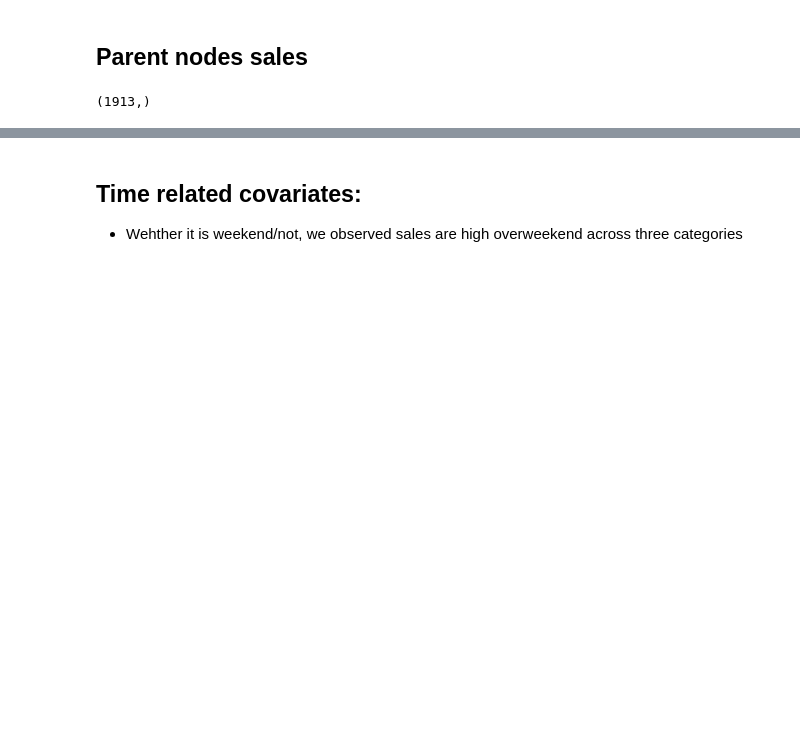
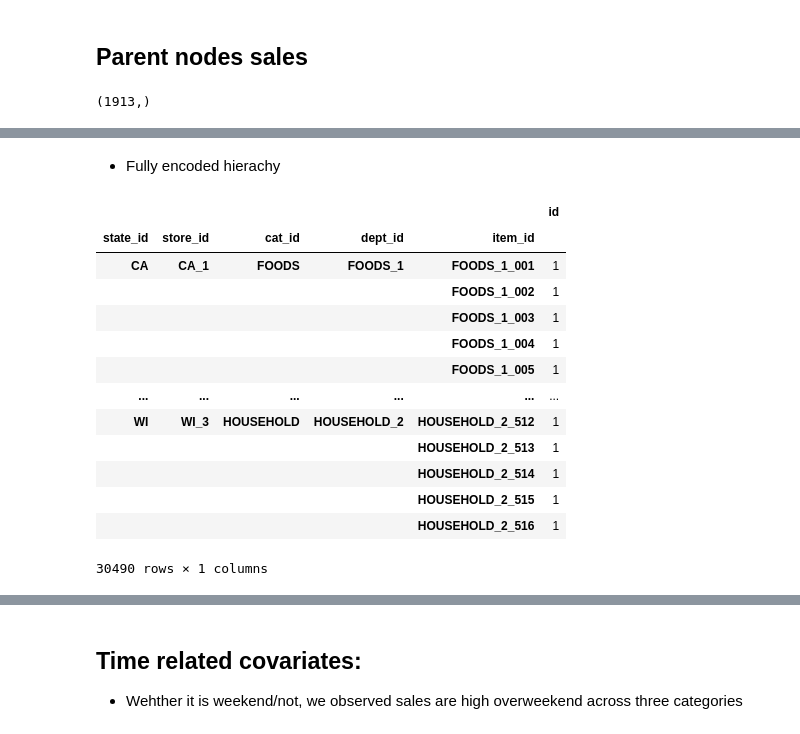
Before and after one commit to RobbenRibery/TimeSeries-Probalistic-TopDown-Drichilet, a Jupyter notebook: notebook/feature_generation.ipynb, the cells around one changed output, grey strips where cells are left out. Saved outputs shown, nothing was run; the diff lists cells and outputs as text; code cells hidden in the pictures; blank space fills up the shorter version.

```diff
--- a/notebook/feature_generation.ipynb
+++ b/notebook/feature_generation.ipynb
@@ -25,0 +46,20 @@ print(parent_sales.shape)
+# %% [markdown]
+- Fully encoded hierachy
+# %%
+hierachy_lookup = sales_train_evaluation.groupby(groupby_list[:]).count()[['id']]
+hierachy_lookup
+# %% [output]
+|  |  |  |  |  | id |
+| state_id | store_id | cat_id | dept_id | item_id |  |
+| CA | CA_1 | FOODS | FOODS_1 | FOODS_1_001 | 1 |
+|  |  |  |  | FOODS_1_002 | 1 |
+|  |  |  |  | FOODS_1_003 | 1 |
+|  |  |  |  | FOODS_1_004 | 1 |
+|  |  |  |  | FOODS_1_005 | 1 |
+| ... | ... | ... | ... | ... | ... |
+| WI | WI_3 | HOUSEHOLD | HOUSEHOLD_2 | HOUSEHOLD_2_512 | 1 |
+|  |  |  |  | HOUSEHOLD_2_513 | 1 |
+|  |  |  |  | HOUSEHOLD_2_514 | 1 |
+|  |  |  |  | HOUSEHOLD_2_515 | 1 |
+|  |  |  |  | HOUSEHOLD_2_516 | 1 |
+30490 rows × 1 columns
```
Also changed, not shown: parts of 12 cells of this notebook.
